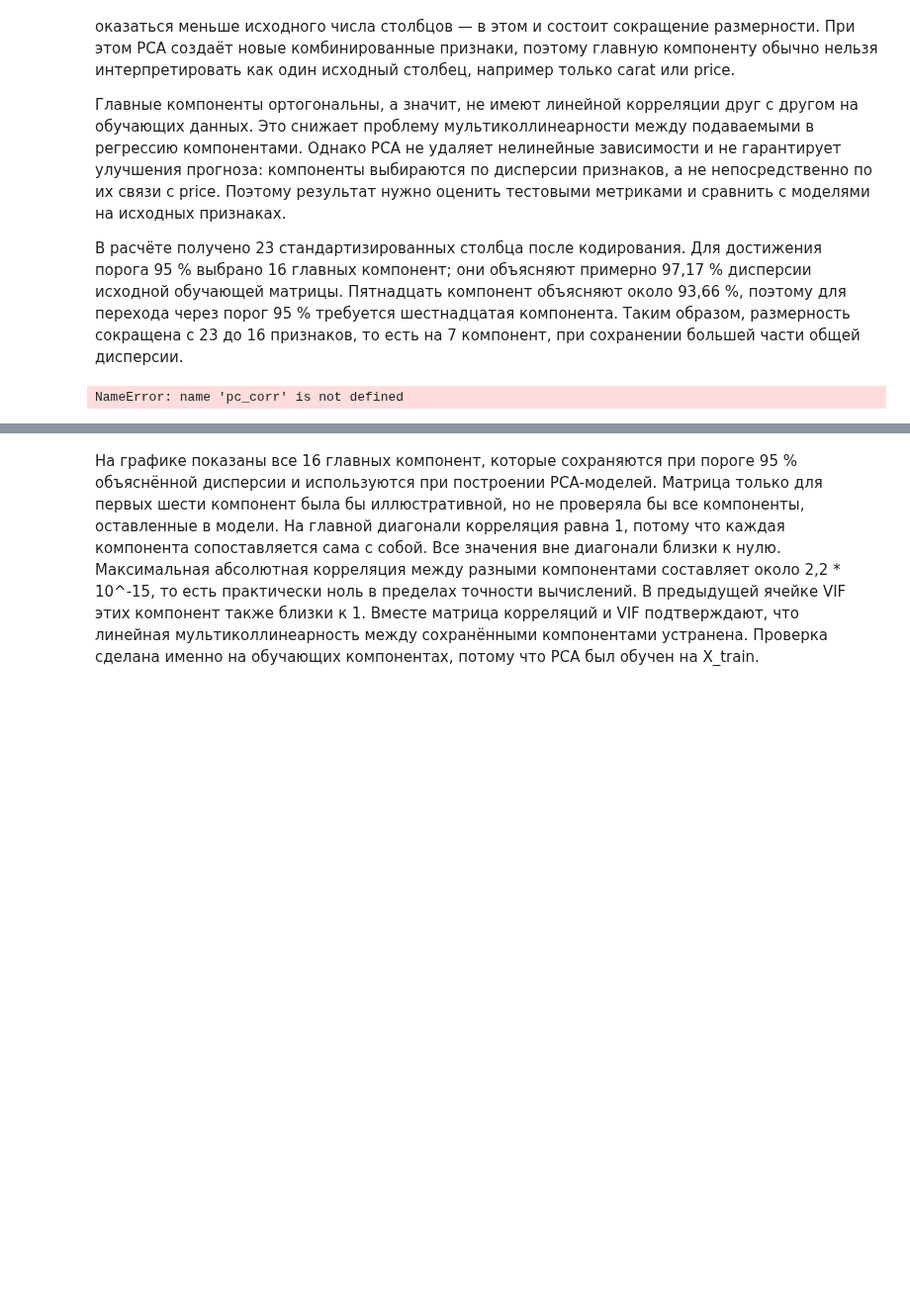
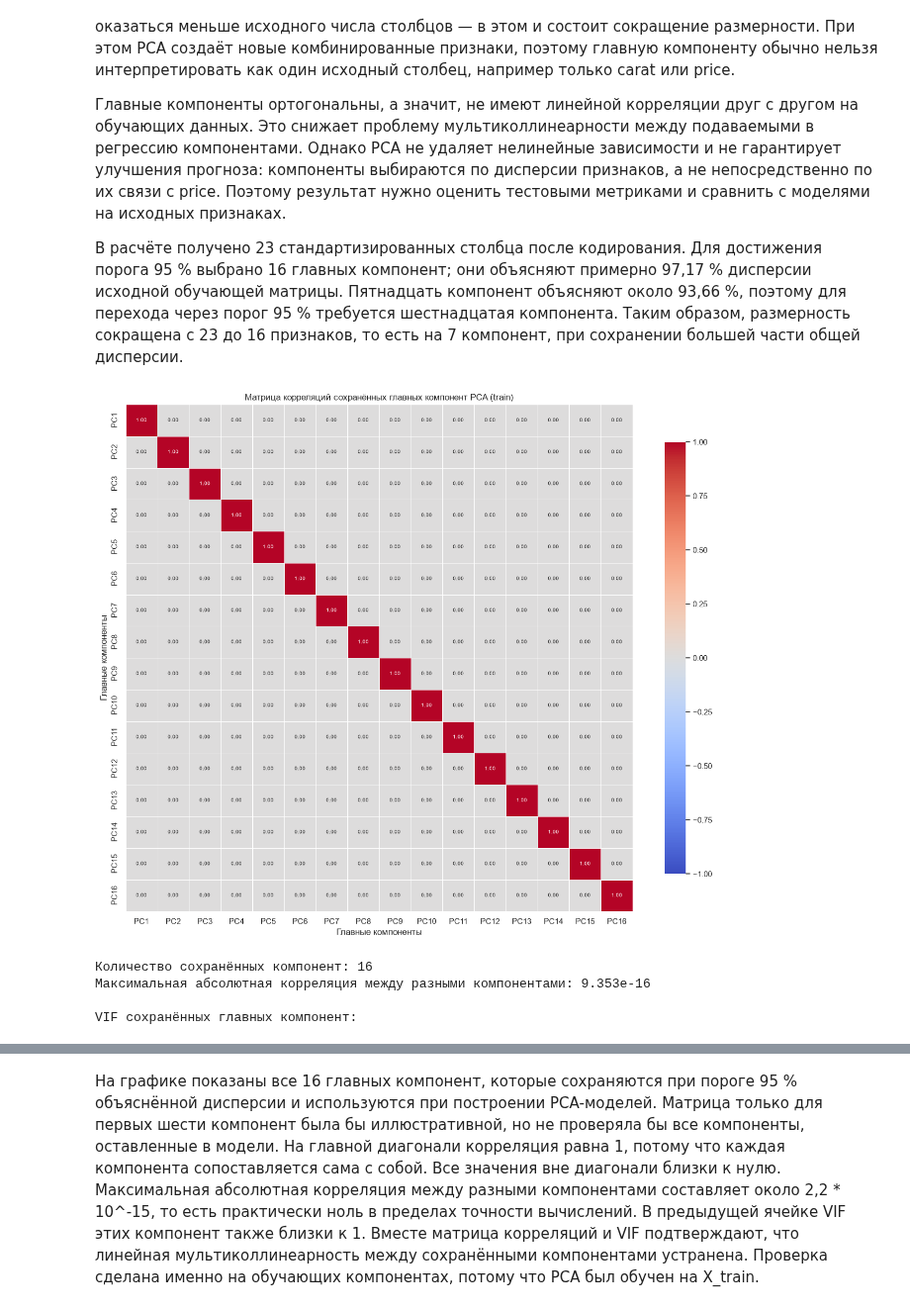
Before and after one commit to violllin/lab1_regression, a Jupyter notebook: lab1.ipynb, the cells around one changed output, grey strips where cells are left out. Shown at 99% size. Saved outputs shown, nothing was run; the diff lists cells and outputs as text; code cells hidden in the pictures; blank space fills up the shorter version.

```diff
--- a/lab1.ipynb
+++ b/lab1.ipynb
@@ -825,36 +825,86 @@ plt.show()
 
 В расчёте получено 23 стандартизированных столбца после кодирования. Для достижения порога 95 % выбрано 16 главных компонент; они объясняют примерно 97,17 % дисперсии исходной обучающей матрицы. Пятнадцать компонент объясняют около 93,66 %, поэтому для перехода через порог 95 % требуется шестнадцатая компонента. Таким образом, размерность сокращена с 23 до 16 признаков, то есть на 7 компонент, при сохранении большей части общей дисперсии.
 # %%
-# Матрица корреляций всех главных компонент, которые сохраняются в моделях (дополнение к вопросу защиты).
-# pc_corr рассчитана выше по компонентам, полученным на обучающей выборке.
-pc_names_for_plot = [f"PC{i}" for i in range(1, n_components_95 + 1)]
-pc_corr_df = pd.DataFrame(pc_corr, index=pc_names_for_plot, columns=pc_names_for_plot)
 
-# Очень малые численные значения отображаем как 0.00 только на графике.
+pc_names_for_plot = [
+    f"PC{i}" for i in range(1, n_components_95 + 1)
+]
+
+# Выбираем сохранённые компоненты обучающей выборки.
+X_train_pca_retained = pd.DataFrame(
+    X_train_pca_full[:, :n_components_95],
+    columns=pc_names_for_plot
+)
+
+# Рассчитываем матрицу корреляций.
+pc_corr_df = X_train_pca_retained.corr()
+pc_corr = pc_corr_df.to_numpy()
+
+# Находим максимальную корреляцию между разными компонентами,
+# исключая главную диагональ, на которой находятся единицы.
+offdiag_mask = ~np.eye(pc_corr.shape[0], dtype=bool)
+
+if n_components_95 > 1:
+    max_abs_corr = float(
+        np.max(np.abs(pc_corr[offdiag_mask]))
+    )
+else:
+    max_abs_corr = 0.0
+
+# Строим тепловую карту.
+# Значения с модулем менее 0.005 округляем до нуля
+# только для визуального отображения.
 pc_corr_plot = pc_corr_df.copy()
-pc_corr_plot[pc_corr_plot.abs() < 0.005] = 0.0
+pc_corr_plot = pc_corr_plot.mask(
+    pc_corr_plot.abs() < 0.005, 0.0
+)
 
 plt.figure(figsize=(13, 11))
+
 sns.heatmap(
     pc_corr_plot,
     annot=True,
     fmt=".2f",
     cmap="coolwarm",
     vmin=-1,
     vmax=1,
     center=0,
     square=True,
     linewidths=0.4,
     annot_kws={"size": 7},
-    cbar_kws={"shrink": 0.8},
+    cbar_kws={"shrink": 0.8}
 )
-plt.title("Матрица корреляций сохранённых главных компонент PCA (train)")
+
+plt.title(
+    "Матрица корреляций сохранённых главных компонент PCA (train)"
+)
 plt.xlabel("Главные компоненты")
 plt.ylabel("Главные компоненты")
 plt.tight_layout()
 plt.show()
 
-print(f"Число компонент в матрице: {n_components_95}")
-print(f"Максимальная абсолютная корреляция между разными компонентами: {max_abs_corr:.3e}")
+# Рассчитываем VIF компонент на основе их корреляционной матрицы.
+try:
+    pc_vif_values = np.diag(np.linalg.inv(pc_corr))
+except np.linalg.LinAlgError:
+    pc_vif_values = np.diag(np.linalg.pinv(pc_corr))
+
+pca_vif_results = pd.DataFrame({
+    "Компонента": pc_names_for_plot,
+    "VIF": pc_vif_values
+})
+
+print(f"Количество сохранённых компонент: {n_components_95}")
+print(
+    "Максимальная абсолютная корреляция между разными "
+    f"компонентами: {max_abs_corr:.3e}"
+)
+
+print("\nVIF сохранённых главных компонент:")
+display(pca_vif_results.round(4))
 # %% [output]
+[figure, added]
-NameError: name 'pc_corr' is not defined
+Количество сохранённых компонент: 16
+Максимальная абсолютная корреляция между разными компонентами: 9.353e-16
+
+VIF сохранённых главных компонент:
```
Also changed, not shown: parts of 4 cells of this notebook.
